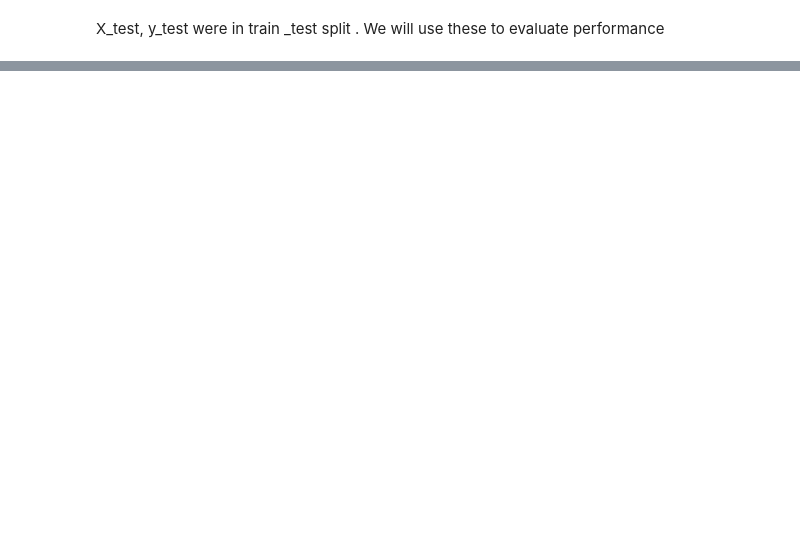
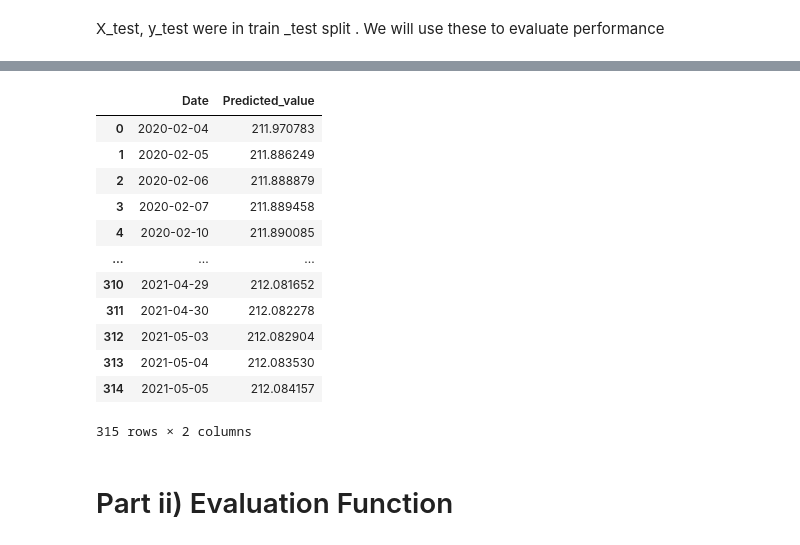
Before and after one commit to PhanindraPanthagani/TimeSeries_and_Databases, a Jupyter notebook: TimeSeries_Jupyternotebooks/ARIMA.ipynb, the cells around one changed output, grey strips where cells are left out. Saved outputs shown, nothing was run; the diff lists cells and outputs as text; code cells hidden in the pictures; blank space fills up the shorter version.

```diff
--- a/TimeSeries_Jupyternotebooks/ARIMA,SARIMA.ipynb
+++ b/TimeSeries_Jupyternotebooks/ARIMA.ipynb
@@ -405,0 +436,13 @@ The MAPE of the model with the test data is 0.2545097704786558
+# %%
+from datetime import datetime
+
+start_index = datetime.strptime(X_test['Date'].iloc[0], '%Y-%M-%d').date()
+end_index = datetime.strptime(X_test['Date'].iloc[-1], '%Y-%M-%d').date()
+
+print("First date in test is ",start_index)
+print("Last date in test is ",end_index)
+
+
+days_for_prediction  = len(y_test)
+
+print("Number of days to to be predicted are",days_for_prediction)
@@ -405,0 +453,19 @@ The MAPE of the model with the test data is 0.2545097704786558
+# %%
+# multi-step out-of-sample forecast
+start_index = len(differenced)
+end_index = start_index + days_for_prediction -1
+forecast = results_ARIMA.predict(start=start_index, end=end_index)
+forecast
+
+day = 1
+
+# invert the differenced forecast to something usable
+history = [x for x in y_train]
+inverted_list =[]
+for yhat in forecast:
+    inverted = inverse_difference(history, yhat, 1)
+    print('Day %d: %f' % (day, inverted))
+    history.append(inverted)
+    inverted_list.append(inverted)
+    day += 1
+print(len(inverted_list))
@@ -405,0 +490,27 @@ The MAPE of the model with the test data is 0.2545097704786558
+# %%
+temp = X_test['Date'].reset_index().drop(columns='index')
+predicted_df = pd.DataFrame(index = range(0,days_for_prediction))
+predicted_df['Date'] = temp
+#Making sure that index is matched so that it starts at 0
+
+predicted_df['Predicted_value'] = inverted_list
+
+predicted_df
+
+#This is how it should be
+# %% [output]
+|  | Date | Predicted_value |
+| 0 | 2020-02-04 | 211.970783 |
+| 1 | 2020-02-05 | 211.886249 |
+| 2 | 2020-02-06 | 211.888879 |
+| 3 | 2020-02-07 | 211.889458 |
+| 4 | 2020-02-10 | 211.890085 |
+| ... | ... | ... |
+| 310 | 2021-04-29 | 212.081652 |
+| 311 | 2021-04-30 | 212.082278 |
+| 312 | 2021-05-03 | 212.082904 |
+| 313 | 2021-05-04 | 212.083530 |
+| 314 | 2021-05-05 | 212.084157 |
+315 rows × 2 columns
+# %% [markdown]
+# Part ii) Evaluation Function
```
Also changed, not shown: parts of 27 cells of this notebook, 1 other file.
